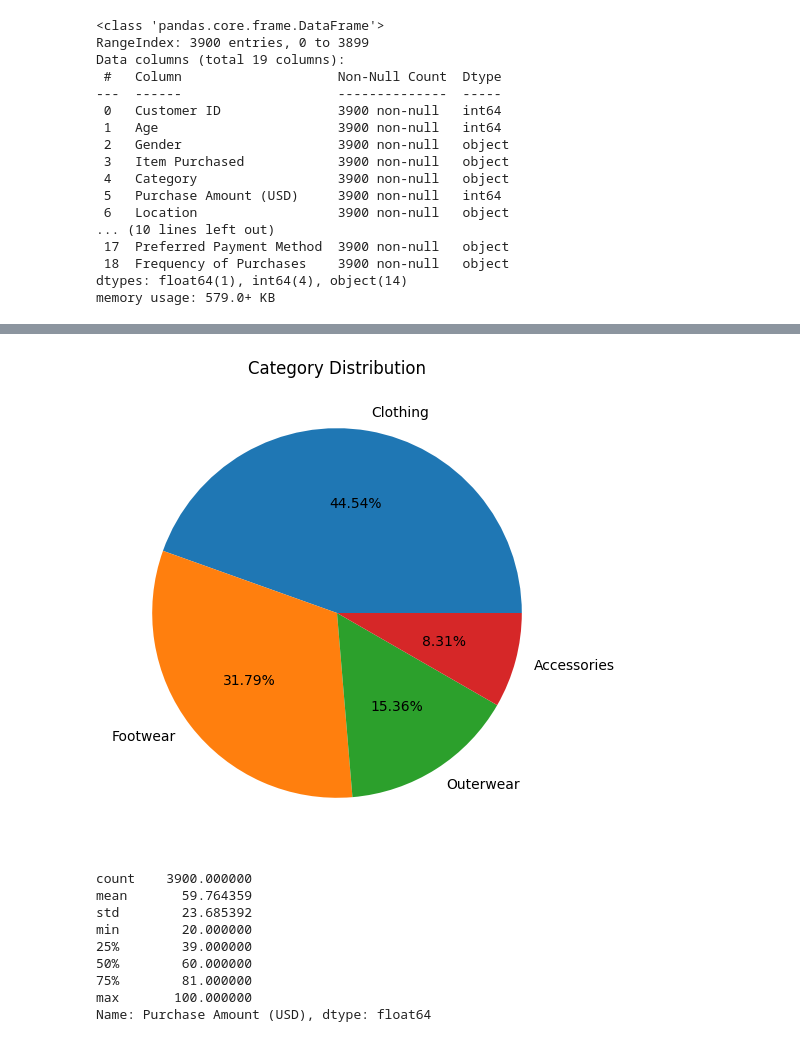
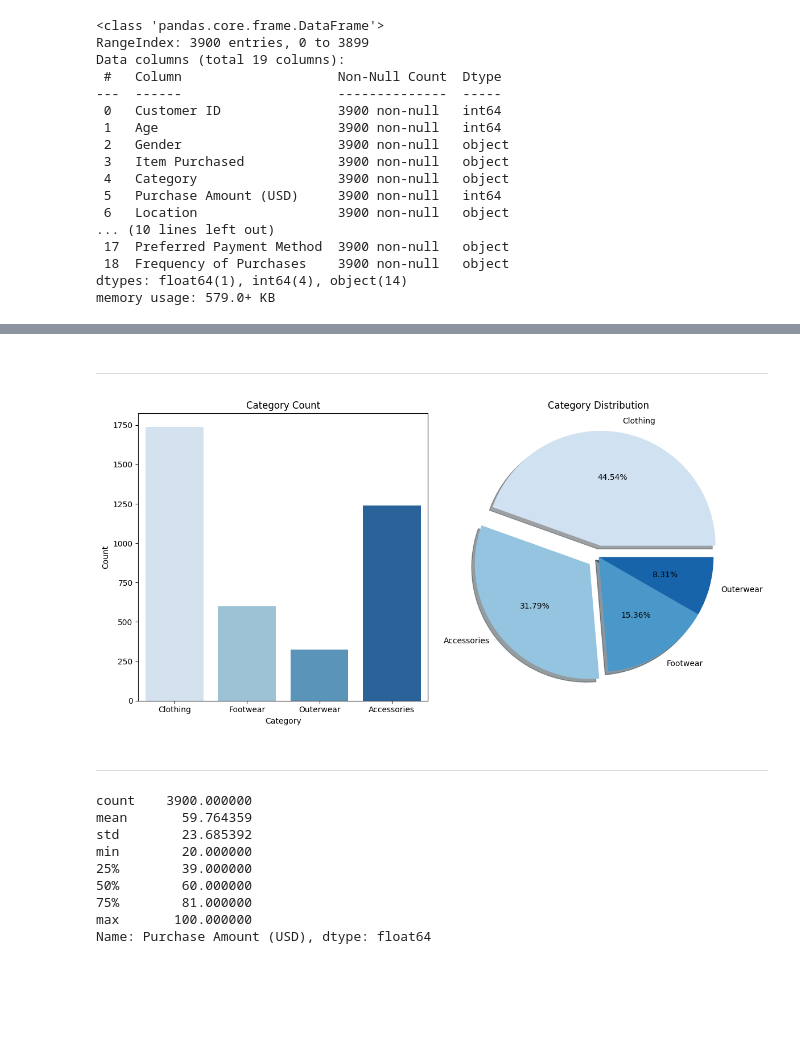
Before and after one commit to Ozan-Mohurcu/Trend_Shopping_Practice, a Jupyter notebook: trend-shopping-dataset.ipynb, the cells around one changed output, grey strips where cells are left out. Saved outputs shown, nothing was run; the diff lists cells and outputs as text; code cells hidden in the pictures; blank space fills up the shorter version.

```diff
--- a/trend-shopping-dataset.ipynb
+++ b/trend-shopping-dataset.ipynb
@@ -132,11 +147,24 @@ plt.show()
-# %%
-plt.figure(figsize = (8,6))
-plt.pie(df['Category'].value_counts(), labels = df['Category'].unique(), autopct = '%1.2f%%')
-plt.title('Category Distribution')
-
-plt.show()
-# %% [output]
-[figure, removed]
+# %% [markdown]
+---
+# %%
+fig, axes = plt.subplots(1, 2, figsize=(12, 6))
+
+sns.countplot(data=df, x='Category', palette='Blues', ax=axes[0])
+axes[0].set_title('Category Count')
+axes[0].set_xlabel('Category')
+axes[0].set_ylabel('Count')
+
+category_counts = df['Category'].value_counts()
+explode = [0.1 if i in category_counts.nlargest(2).index else 0 for i in category_counts.index]
+axes[1].pie(category_counts, labels=category_counts.index, autopct='%1.2f%%', explode=explode, shadow=True, colors=sns.color_palette("Blues", len(category_counts)))
+axes[1].set_title('Category Distribution')
+
+plt.tight_layout()
+plt.show()
+# %% [output]
+[figure, added]
+# %% [markdown]
+---
 # %%
 df['Purchase Amount (USD)'].describe()
 # %% [output]
```
Also changed, not shown: parts of 25 cells of this notebook, 1 other file.
